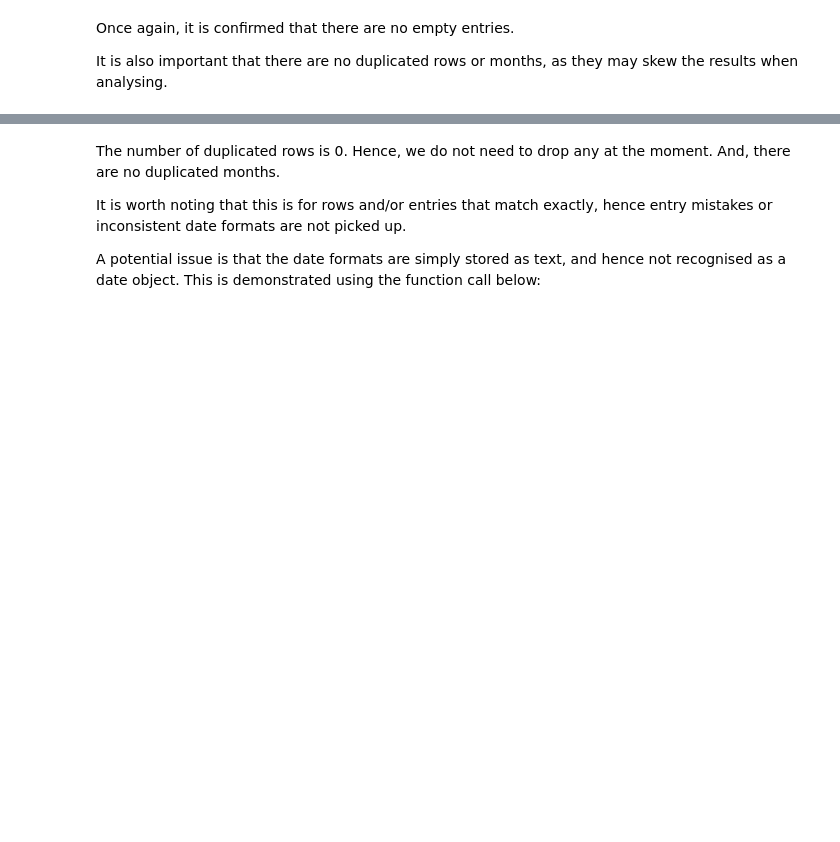
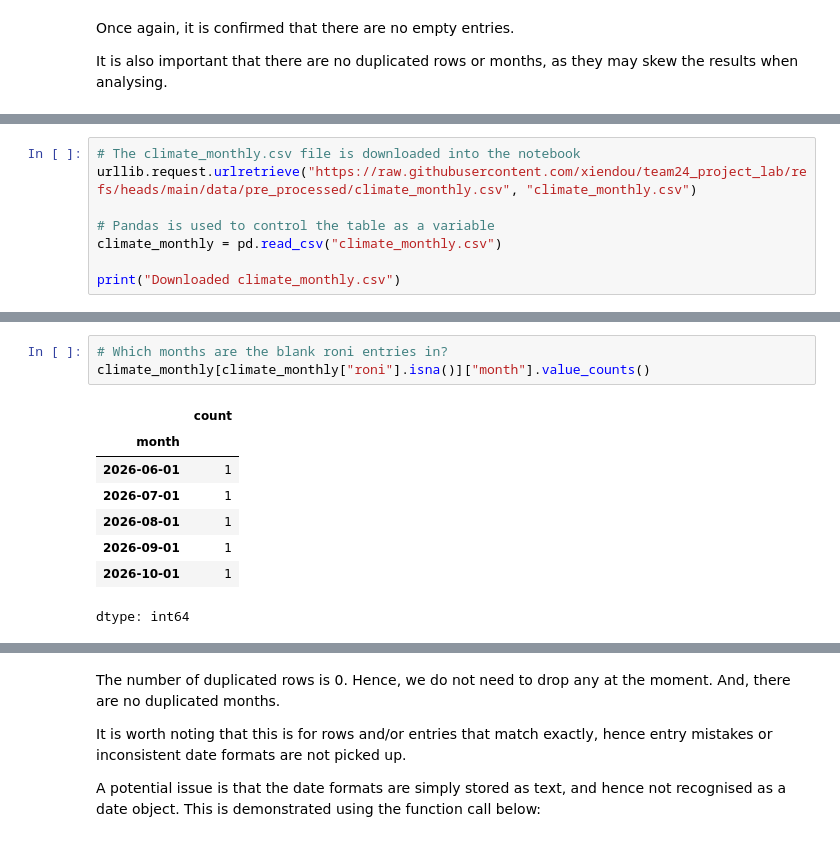
Before and after one commit to xiendou/team24_project_lab, a Jupyter notebook: cleaning.ipynb, the cells around one changed output, grey strips where cells are left out. Drawn from its saved outputs; the diff is of its cells as text; blank space fills up the shorter version.

Commit message:
Completed cleaning for climate_monthly.csv, which marks the completion of the data cleaning.

```diff
--- a/cleaning.ipynb
+++ b/cleaning.ipynb
@@ -301,0 +352,8 @@ False
+# %%
+# The climate_monthly.csv file is downloaded into the notebook
+urllib.request.urlretrieve("https://raw.githubusercontent.com/xiendou/team24_project_lab/refs/heads/main/data/pre_processed/climate_monthly.csv", "climate_monthly.csv")
+
+# Pandas is used to control the table as a variable
+climate_monthly = pd.read_csv("climate_monthly.csv")
+
+print("Downloaded climate_monthly.csv")
@@ -301,0 +418,12 @@ False
+# %%
+# Which months are the blank roni entries in?
+climate_monthly[climate_monthly["roni"].isna()]["month"].value_counts()
+# %% [output]
+|  | count |
+| month |  |
+| 2026-06-01 | 1 |
+| 2026-07-01 | 1 |
+| 2026-08-01 | 1 |
+| 2026-09-01 | 1 |
+| 2026-10-01 | 1 |
+dtype: int64
```
Also changed, not shown: parts of 27 cells of this notebook.
